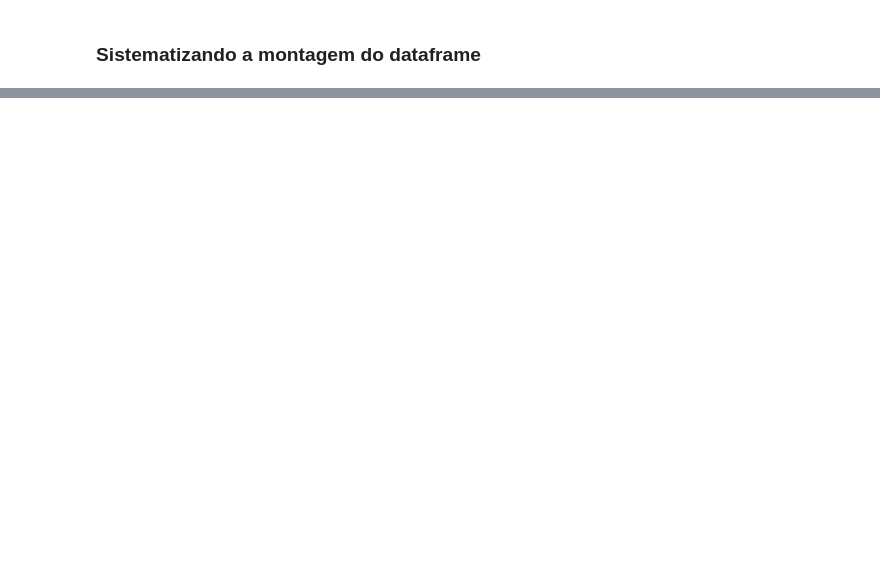
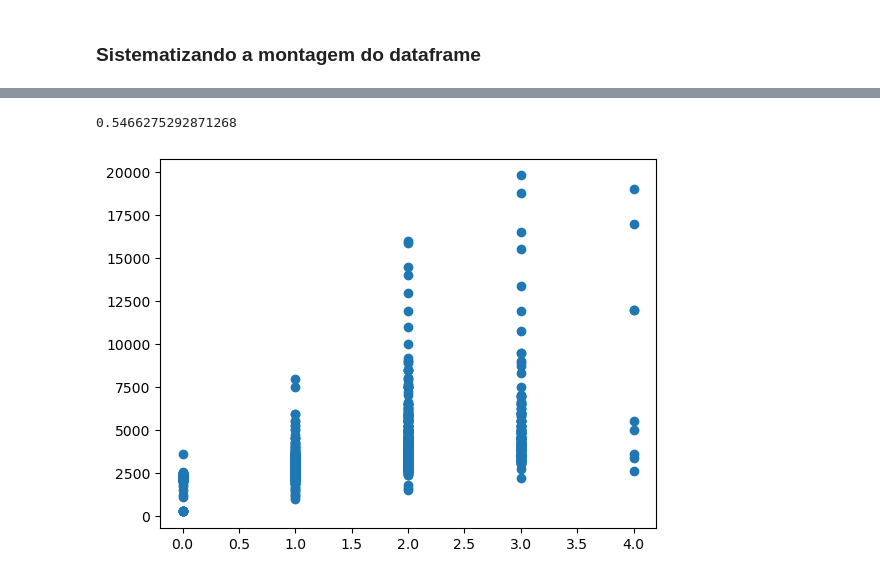
Before and after one commit to AnizioCampos/toronto-real-state-scraping, a Jupyter notebook: toronto-real-state.ipynb, the cells around one changed output, grey strips where cells are left out. Saved outputs shown, nothing was run; the diff lists cells and outputs as text; code cells hidden in the pictures; blank space fills up the shorter version.

```diff
--- a/toronto-real-state.ipynb
+++ b/toronto-real-state.ipynb
@@ -483,0 +544,8 @@ driver.quit()
+# %%
+plt.scatter(x=dataframe['Bedrooms'], y=dataframe['Price'])
+correlacao = dataframe['Bedrooms'].corr(dataframe['Price'])
+print(correlacao)
+plt.show()
+# %% [output]
+0.5466275292871268
+[figure, added]
```
Also changed, not shown: parts of 25 cells of this notebook, 2 other files.
